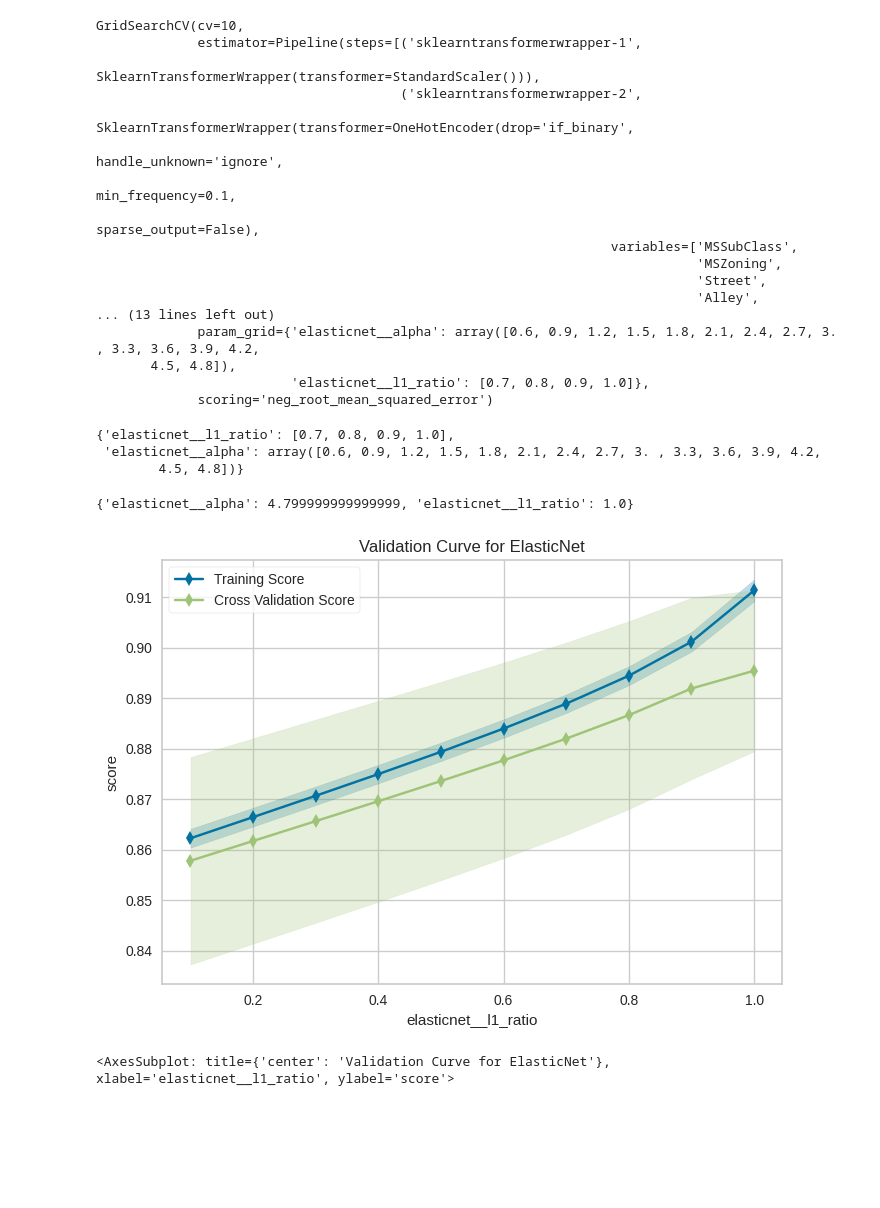
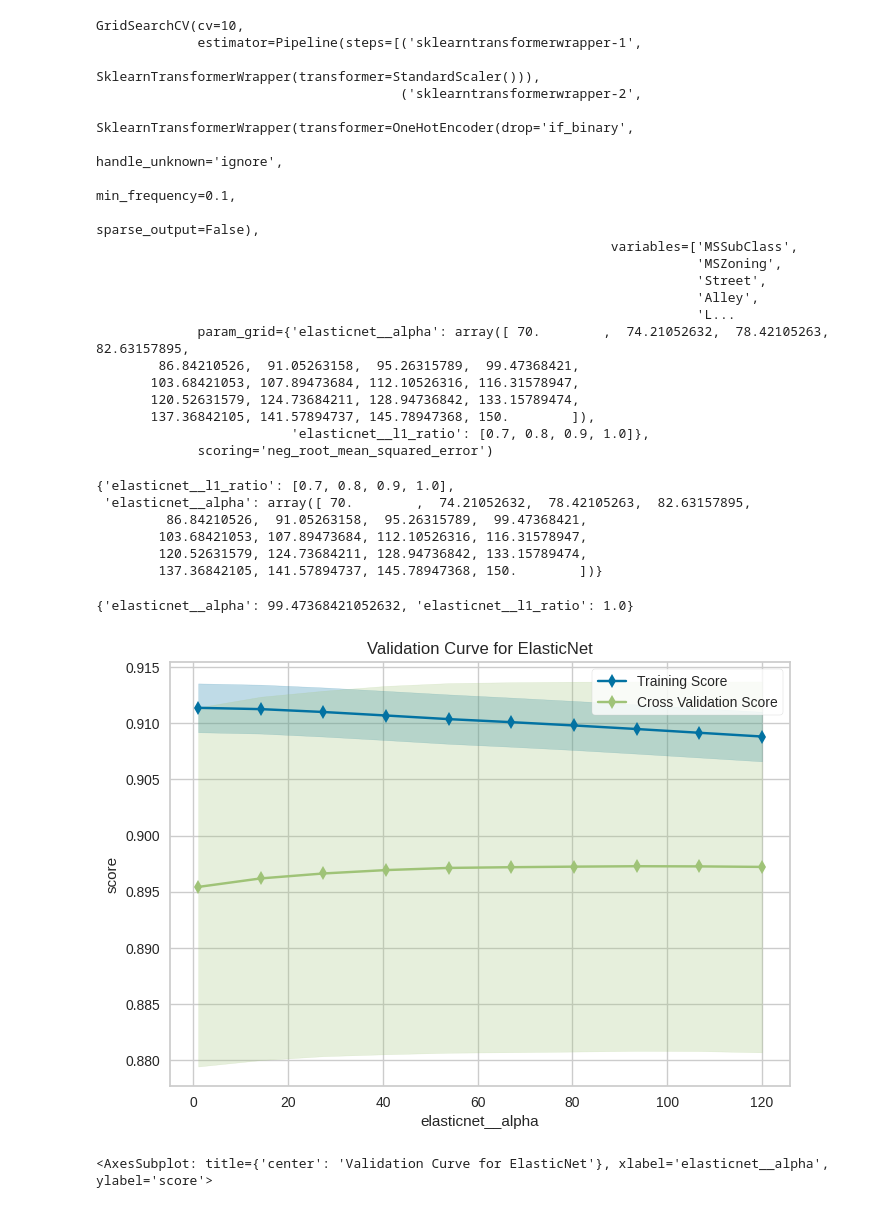
Before and after one commit to blakeb211/ames-housing, a Jupyter notebook: model_linear.ipynb, the cells around one changed output. Drawn from its saved outputs; the diff is of its cells as text; code cells hidden in the pictures; blank space fills up the shorter version.

Commit message:
Further optimized elasticnet. Moved convert script into metadata_helpers. Updated Readme.

```diff
--- a/model_linear.ipynb
+++ b/model_linear.ipynb
@@ -20,8 +20,9 @@ std_scaler = SklearnTransformerWrapper(transformer=StandardScaler())
 OH_encoder = SklearnTransformerWrapper(transformer=OneHotEncoder(
     sparse_output=False, drop='if_binary', min_frequency=0.1, handle_unknown='ignore'), variables=categoric_cols)
 pipe = make_pipeline(std_scaler, OH_encoder, ElasticNet(max_iter=2000))
+alpha_range = np.linspace(70, 150.0, num=20)
 gs = GridSearchCV(n_jobs=3, estimator=pipe, cv=10, scoring='neg_root_mean_squared_error', param_grid={
-                  'elasticnet__l1_ratio': [0.7, 0.8, 0.9, 1.0], 'elasticnet__alpha': np.arange(0.6, 5.0, 0.3)})
+                  'elasticnet__l1_ratio': [0.7, 0.8, 0.9, 1.0], 'elasticnet__alpha': alpha_range})
 # %%
 gs.fit(X_train, y_train)
 # %% [output]
@@ -37,32 +38,39 @@ GridSearchCV(cv=10,
                                                                              'MSZoning',
                                                                              'Street',
                                                                              'Alley',
-... (13 lines left out)
-             param_grid={'elasticnet__alpha': array([0.6, 0.9, 1.2, 1.5, 1.8, 2.1, 2.4, 2.7, 3. , 3.3, 3.6, 3.9, 4.2,
-       4.5, 4.8]),
+                                                                             'L...
+             param_grid={'elasticnet__alpha': array([ 70.        ,  74.21052632,  78.42105263,  82.63157895,
+        86.84210526,  91.05263158,  95.26315789,  99.47368421,
+       103.68421053, 107.89473684, 112.10526316, 116.31578947,
+       120.52631579, 124.73684211, 128.94736842, 133.15789474,
+       137.36842105, 141.57894737, 145.78947368, 150.        ]),
                          'elasticnet__l1_ratio': [0.7, 0.8, 0.9, 1.0]},
              scoring='neg_root_mean_squared_error')
 # %%
 gs.param_grid
 # %% [output]
 {'elasticnet__l1_ratio': [0.7, 0.8, 0.9, 1.0],
- 'elasticnet__alpha': array([0.6, 0.9, 1.2, 1.5, 1.8, 2.1, 2.4, 2.7, 3. , 3.3, 3.6, 3.9, 4.2,
-        4.5, 4.8])}
+ 'elasticnet__alpha': array([ 70.        ,  74.21052632,  78.42105263,  82.63157895,
+         86.84210526,  91.05263158,  95.26315789,  99.47368421,
+        103.68421053, 107.89473684, 112.10526316, 116.31578947,
+        120.52631579, 124.73684211, 128.94736842, 133.15789474,
+        137.36842105, 141.57894737, 145.78947368, 150.        ])}
 # %%
 gs.best_params_
 # %% [output]
-{'elasticnet__alpha': 4.799999999999999, 'elasticnet__l1_ratio': 1.0}
+{'elasticnet__alpha': 99.47368421052632, 'elasticnet__l1_ratio': 1.0}
 # %%
+alpha_range = np.linspace(1,120,num=10)
 pipe_validation = make_pipeline(
-    std_scaler, OH_encoder, ElasticNet(alpha=1.4, max_iter=2000))
+    std_scaler, OH_encoder, ElasticNet(l1_ratio=1.0, max_iter=2000))
 viz = ValidationCurve(
-    pipe_validation, cv=10, param_name='elasticnet__l1_ratio', param_range=np.arange(0.1, 1.1, 0.1)
+    pipe_validation, cv=10, param_name='elasticnet__alpha', param_range=alpha_range
 )
 # Fit and show the visualizer
 viz.fit(X_train, y_train)
 viz.show()
 # %% [output]
-[figure, old version]
+[figure, new version]
-<AxesSubplot: title={'center': 'Validation Curve for ElasticNet'}, xlabel='elasticnet__l1_ratio', ylabel='score'>
+<AxesSubplot: title={'center': 'Validation Curve for ElasticNet'}, xlabel='elasticnet__alpha', ylabel='score'>
 # %%
 pipe_final = make_pipeline(std_scaler, OH_encoder, ElasticNet(
```
Also changed, not shown: parts of 3 cells of this notebook, 8 other files.
